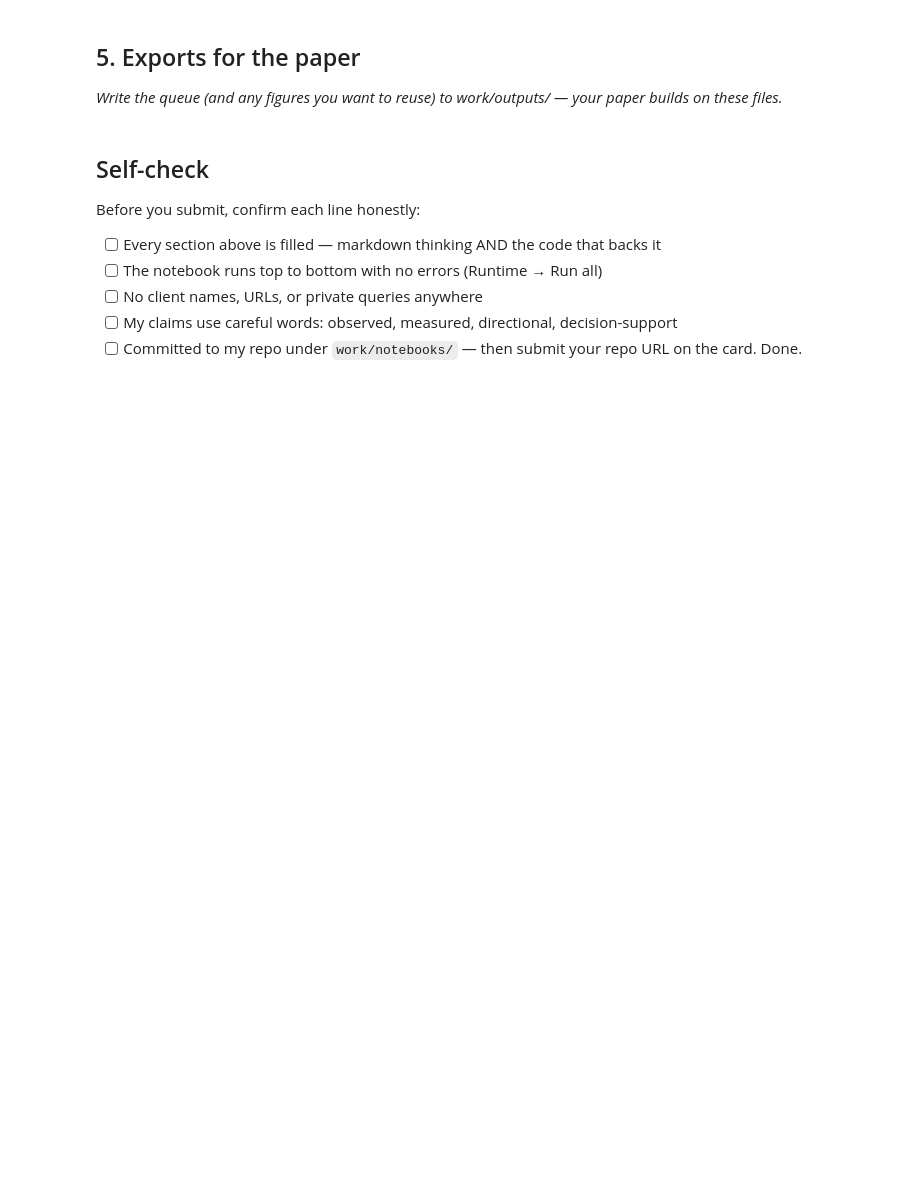
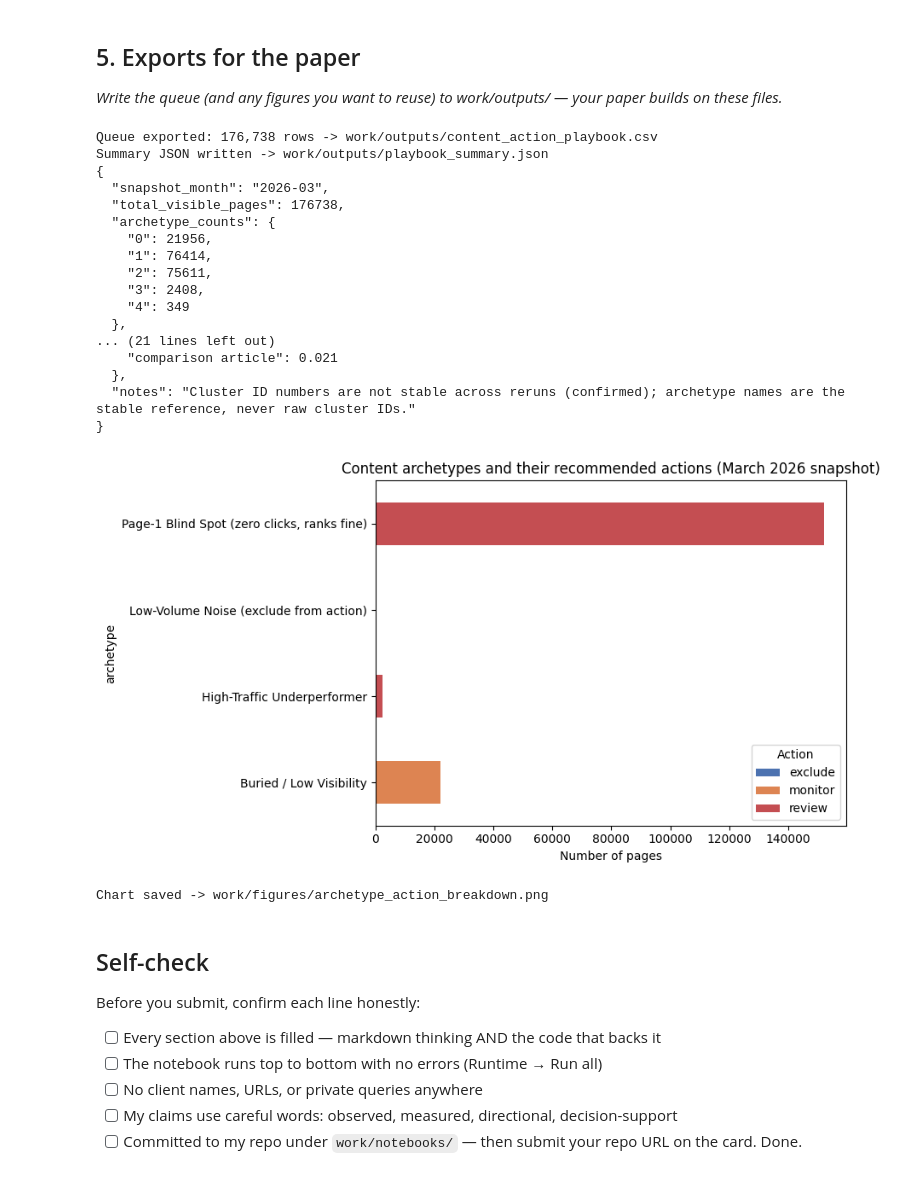
Before and after one commit to mashfiqmahi/assignment_FLyRank-AI, a Jupyter notebook: work/notebooks/w07_action_playbook.ipynb, the cells around one changed output. Saved outputs shown, nothing was run; the diff lists cells and outputs as text; code cells hidden in the pictures; blank space fills up the shorter version.

```diff
--- a/work/notebooks/w07_action_playbook.ipynb
+++ b/work/notebooks/w07_action_playbook.ipynb
@@ -12,0 +229,10 @@ This skeleton is yours to fill. Work the sections **in order** — each one has
+# %%
+# Does the review queue skew toward one content type?
+print("Content type share, all visible pages:")
+print(df["content_type"].value_counts(normalize=True).round(3))
+
+print("\nContent type share, WITHIN the 'review' archetype pages only:")
+review_pages = df[df["archetype"].isin(
+    ["Page-1 Blind Spot (zero clicks, ranks fine)", "High-Traffic Underperformer"]
+)]
+print(review_pages["content_type"].value_counts(normalize=True).round(3))
@@ -44,3 +338,69 @@ This skeleton is yours to fill. Work the sections **in order** — each one has
+# %%
+import json
+import matplotlib.pyplot as plt
+
+# ---- 1. Export the full ranked queue (regenerable, gitignored) ----
+os.makedirs("work/outputs", exist_ok=True)
+os.makedirs("work/figures", exist_ok=True)
+
+queue.to_csv("work/outputs/content_action_playbook.csv", index=False)
+print(f"Queue exported: {len(queue):,} rows -> work/outputs/content_action_playbook.csv")
+
+# ---- 2. Export a small metrics summary JSON (committed — the receipts) ----
+summary = {
+    "snapshot_month": "2026-03",
+    "total_visible_pages": int(len(df)),
+    "archetype_counts": profile["n_pages"].to_dict(),
+    "archetype_names": archetype_map,
+    "action_counts": queue["recommended_action"].value_counts().to_dict(),
+    "pct_review_queue_individually_no_action": round(
+        (queue["cluster_agrees_with_page"] != "yes").mean(), 4
+    ),
+    "content_type_share_all_visible": df["content_type"].value_counts(normalize=True).round(3).to_dict(),
+    "content_type_share_review_queue": review_pages["content_type"].value_counts(normalize=True).round(3).to_dict(),
+    "notes": "Cluster ID numbers are not stable across reruns (confirmed); "
+             "archetype names are the stable reference, never raw cluster IDs."
+}
+
+with open("work/outputs/playbook_summary.json", "w") as f:
+    json.dump(summary, f, indent=2, default=str)
+
+print("Summary JSON written -> work/outputs/playbook_summary.json")
+print(json.dumps(summary, indent=2, default=str))
+
+# ---- 3. One chart: archetype sizes and their recommended actions ----
+chart_data = queue.groupby(["archetype", "recommended_action"]).size().unstack(fill_value=0)
+
+fig, ax = plt.subplots(figsize=(9, 5))
+chart_data.plot(kind="barh", stacked=True, ax=ax, color=["#4C72B0", "#DD8452", "#C44E52"])
+ax.set_xlabel("Number of pages")
+ax.set_title("Content archetypes and their recommended actions (March 2026 snapshot)")
+ax.legend(title="Action")
+plt.tight_layout()
+plt.savefig("work/figures/archetype_action_breakdown.png", dpi=150)
+plt.show()
+
+print("Chart saved -> work/figures/archetype_action_breakdown.png")
+# %% [output]
+Queue exported: 176,738 rows -> work/outputs/content_action_playbook.csv
+Summary JSON written -> work/outputs/playbook_summary.json
+{
+  "snapshot_month": "2026-03",
+  "total_visible_pages": 176738,
+  "archetype_counts": {
+    "0": 21956,
+    "1": 76414,
+    "2": 75611,
+    "3": 2408,
+    "4": 349
+  },
+... (21 lines left out)
+    "comparison article": 0.021
+  },
+  "notes": "Cluster ID numbers are not stable across reruns (confirmed); archetype names are the stable reference, never raw cluster IDs."
+}
+[figure, added]
+Chart saved -> work/figures/archetype_action_breakdown.png
 # %% [markdown]
 ## Self-check
 
```
Also changed, not shown: parts of 14 cells of this notebook.
